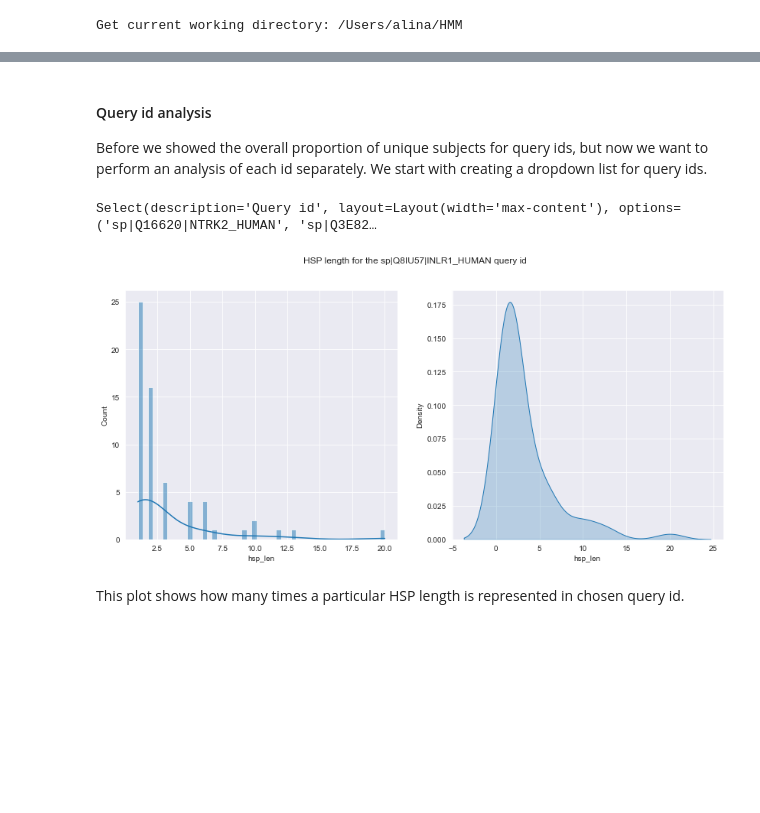
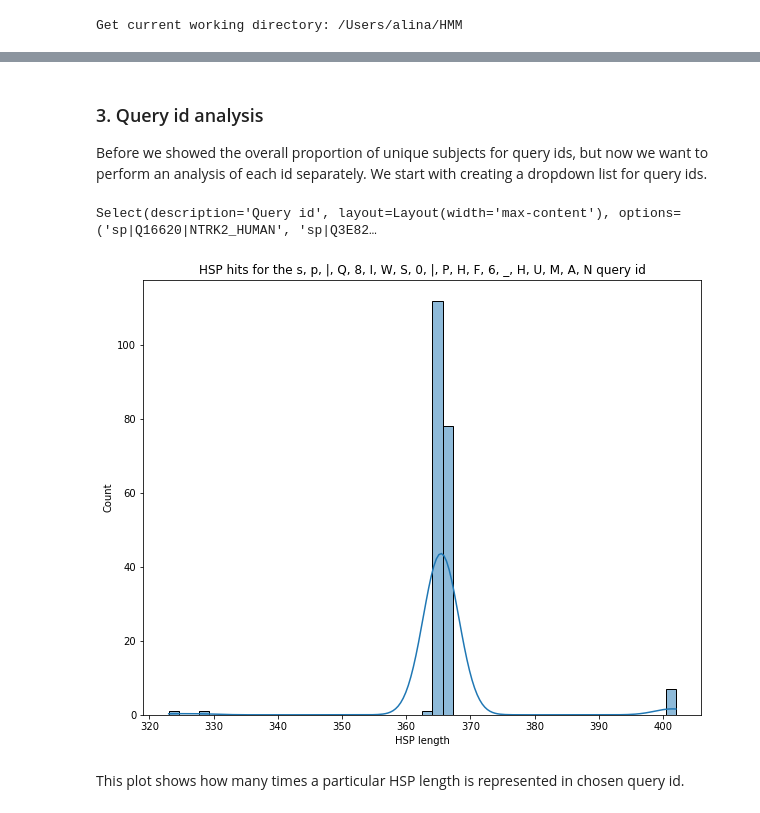
Before and after one commit to AlyaHarvelle/HMMER, a Jupyter notebook: MSA_1304.ipynb, the cells around one changed output, grey strips where cells are left out. Saved outputs shown, nothing was run; the diff lists cells and outputs as text; code cells hidden in the pictures; blank space fills up the shorter version.

```diff
--- a/MSA_1304.ipynb
+++ b/MSA_1304.ipynb
@@ -136,11 +129,11 @@ plt.show()
 # %% [markdown]
-#### Query id analysis
+### 3. Query id analysis
 
 Before we showed the overall proportion of unique subjects for query ids, but now we want to perform an analysis of each id separately.
 We start with creating a dropdown list for query ids.
 # %%
 # Create a dropdown list of query ids (more than 1 can be chosen)
-output = widgets.SelectMultiple(
+output = widgets.Select(
     options=df["query_id"].unique(),
     rows=10,
     description='Query id',
@@ -151,17 +144,17 @@ display(output)
 # %% [output]
 Select(description='Query id', layout=Layout(width='max-content'), options=('sp|Q16620|NTRK2_HUMAN', 'sp|Q3E82…
 # %%
-# Select query_id (1 or more) and filter df using these values
+# Select query_id and filter df using these values
 selected_id = output.value
-selected = df[df["query_id"].isin(selected_id)]
+selected = df[df["query_id"].isin([selected_id])]
 
-# Create a bar plot for the subject sequences for the selected query sequence
+# Create a bar plot for the hits for the selected query sequence
 figure(figsize=(10, 8))
-sns.histplot(selected['subject_seq'].value_counts(), kde=True, bins=50)
-#sns.kdeplot(selected['subject_seq'].value_counts(), shade=True)
-plt.xlabel('Subject Sequences')
+sns.histplot(selected['hsp_len'], kde=True, bins=50)
+#sns.kdeplot(selected['hsp_len'], shade=True)
+plt.xlabel('HSP length')
 plt.ylabel('Count')
-plt.title(f'Subject sequences distribution for the {", ".join(selected_id)} query id')
+plt.title(f'HSP hits for the {", ".join(selected_id)} query id')
 plt.show()
 # %% [output]
-[figure, old version]
+[figure, new version]
```
Also changed, not shown: parts of 6 cells of this notebook.
